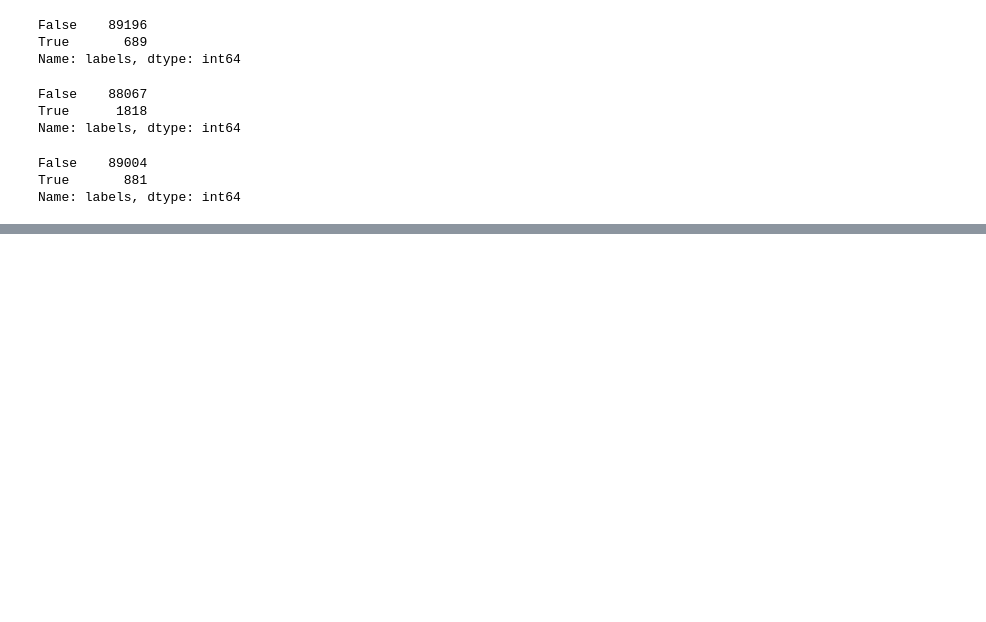
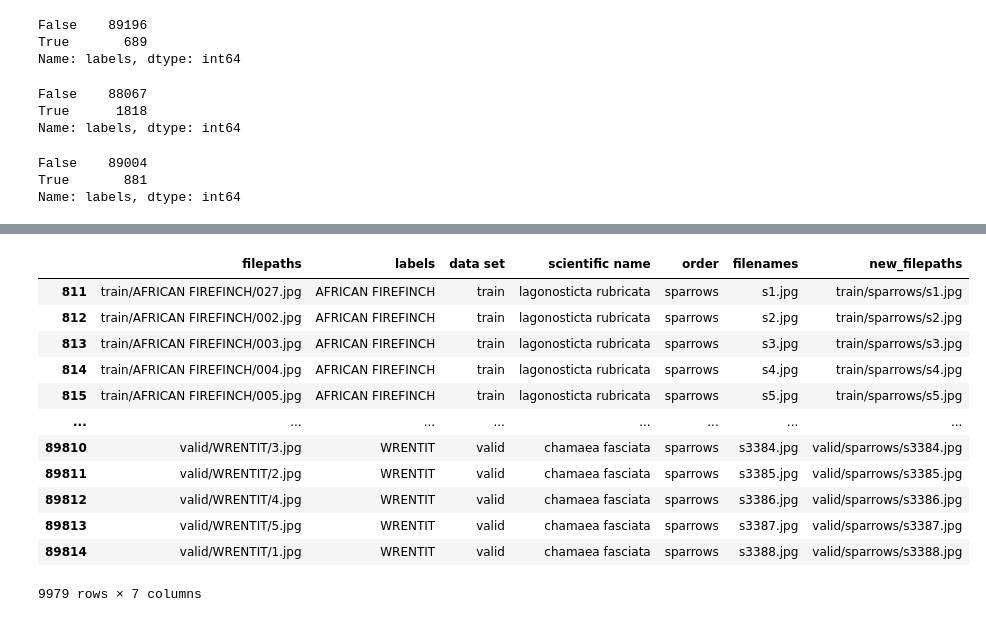
Before and after one commit to infoshareacademy/jdszr12-databenders, a Jupyter notebook: birds/birds - grouping to orders.ipynb, the cells around one changed output, grey strips where cells are left out. Saved outputs shown, nothing was run; the diff lists cells and outputs as text; code cells hidden in the pictures; blank space fills up the shorter version.

```diff
--- a/birds/birds - grouping to orders.ipynb
+++ b/birds/birds - grouping to orders.ipynb
@@ -159,6 +147,6 @@ df.loc[df['labels'].str.contains('TIT'), 'order'] = 'Passeriformes'
 df.loc[df['labels'].str.contains('FINCH'), 'order'] = 'Passeriformes'
 df.loc[df['labels'].str.contains('SPARROW'), 'order'] = 'Passeriformes'
 # %%
-df2 = df[(df['order']=="Passeriformes") | (df['order']=="Accipitriformes") | (df['order']=="Anseriformes")].reindex()
+df2 = df[(df['order']=="Passeriformes") | (df['order']=="Accipitriformes") | (df['order']=="Anseriformes")]
 # %%
 df2.drop(columns = ['genus', 'name_short', 'class id'], inplace=True)
@@ -166,0 +165,2 @@ df2['order'].replace(['Passeriformes', 'Accipitriformes', 'Anseriformes'], ['spa
+# %%
+df2['filenames'] = df2['filepaths'].str.split("/").str.get(2)
@@ -167,2 +278,16 @@ df2['order'].replace(['Passeriformes', 'Accipitriformes', 'Anseriformes'], ['spa
 # %%
-df2 = df2.reset_index()
+df2
+# %% [output]
+|  | filepaths | labels | data set | scientific name | order | filenames | new_filepaths |
+| 811 | train/AFRICAN FIREFINCH/027.jpg | AFRICAN FIREFINCH | train | lagonosticta rubricata | sparrows | s1.jpg | train/sparrows/s1.jpg |
+| 812 | train/AFRICAN FIREFINCH/002.jpg | AFRICAN FIREFINCH | train | lagonosticta rubricata | sparrows | s2.jpg | train/sparrows/s2.jpg |
+| 813 | train/AFRICAN FIREFINCH/003.jpg | AFRICAN FIREFINCH | train | lagonosticta rubricata | sparrows | s3.jpg | train/sparrows/s3.jpg |
+| 814 | train/AFRICAN FIREFINCH/004.jpg | AFRICAN FIREFINCH | train | lagonosticta rubricata | sparrows | s4.jpg | train/sparrows/s4.jpg |
+| 815 | train/AFRICAN FIREFINCH/005.jpg | AFRICAN FIREFINCH | train | lagonosticta rubricata | sparrows | s5.jpg | train/sparrows/s5.jpg |
+| ... | ... | ... | ... | ... | ... | ... | ... |
+| 89810 | valid/WRENTIT/3.jpg | WRENTIT | valid | chamaea fasciata | sparrows | s3384.jpg | valid/sparrows/s3384.jpg |
+| 89811 | valid/WRENTIT/2.jpg | WRENTIT | valid | chamaea fasciata | sparrows | s3385.jpg | valid/sparrows/s3385.jpg |
+| 89812 | valid/WRENTIT/4.jpg | WRENTIT | valid | chamaea fasciata | sparrows | s3386.jpg | valid/sparrows/s3386.jpg |
+| 89813 | valid/WRENTIT/5.jpg | WRENTIT | valid | chamaea fasciata | sparrows | s3387.jpg | valid/sparrows/s3387.jpg |
+| 89814 | valid/WRENTIT/1.jpg | WRENTIT | valid | chamaea fasciata | sparrows | s3388.jpg | valid/sparrows/s3388.jpg |
+9979 rows × 7 columns
```
Also changed, not shown: parts of 20 cells of this notebook.
